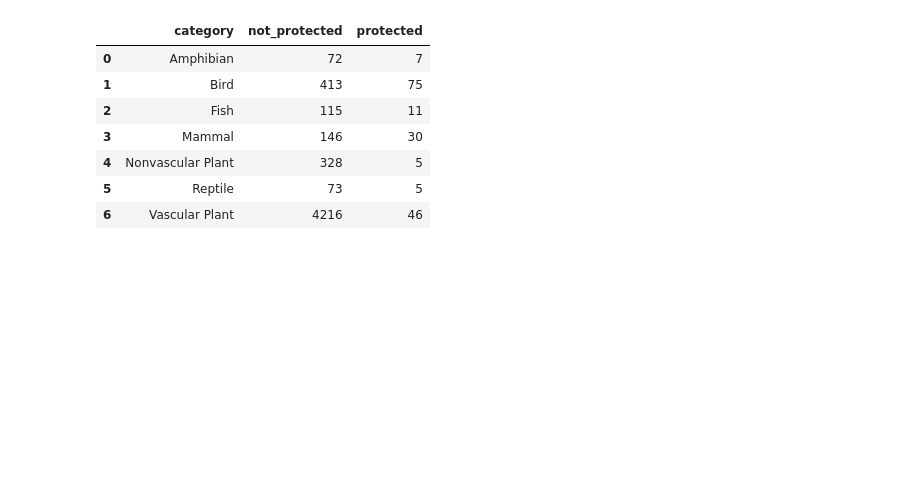
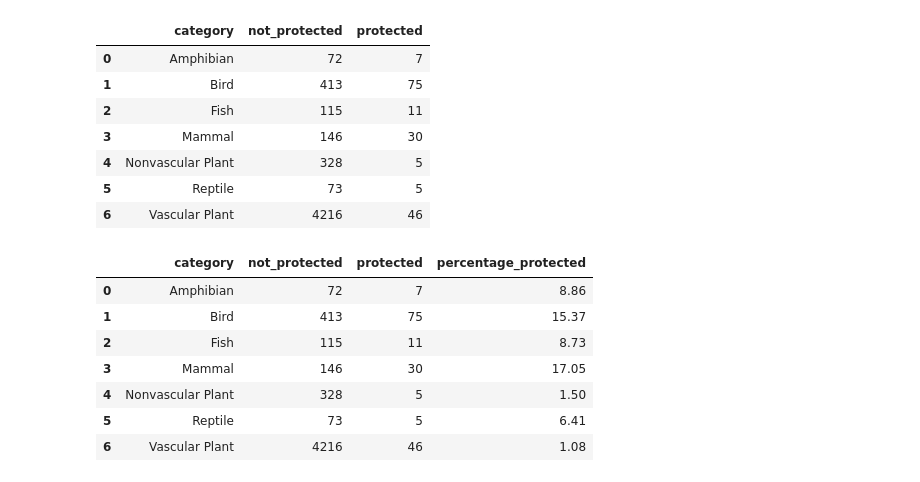
Before and after one commit to Claudio-AhumadaL/Biodiversity_Claudio-AhumadaL, a Jupyter notebook: Biodiversity_Claudio-AhumadaL.ipynb, the cells around one changed output. Cells and saved outputs as stored; diff of their text form; code cells hidden in the pictures; blank space fills up the shorter version.

Commit message:
Add percentage_protected column
Add percentage of protected species for each category to protected_species table

```diff
--- a/Biodiversity_Claudio-AhumadaL.ipynb
+++ b/Biodiversity_Claudio-AhumadaL.ipynb
@@ -228,3 +228,19 @@ protected_species
 | 4 | Nonvascular Plant | 328 | 5 |
 | 5 | Reptile | 73 | 5 |
 | 6 | Vascular Plant | 4216 | 46 |
+# %%
+# Add a percentage_protected column to protected_species
+
+protected_species["percentage_protected"] = round((protected_species["protected"] / \
+(protected_species["not_protected"] + protected_species["protected"]))*100, 2)
+
+protected_species
+# %% [output]
+|  | category | not_protected | protected | percentage_protected |
+| 0 | Amphibian | 72 | 7 | 8.86 |
+| 1 | Bird | 413 | 75 | 15.37 |
+| 2 | Fish | 115 | 11 | 8.73 |
+| 3 | Mammal | 146 | 30 | 17.05 |
+| 4 | Nonvascular Plant | 328 | 5 | 1.50 |
+| 5 | Reptile | 73 | 5 | 6.41 |
+| 6 | Vascular Plant | 4216 | 46 | 1.08 |
```
